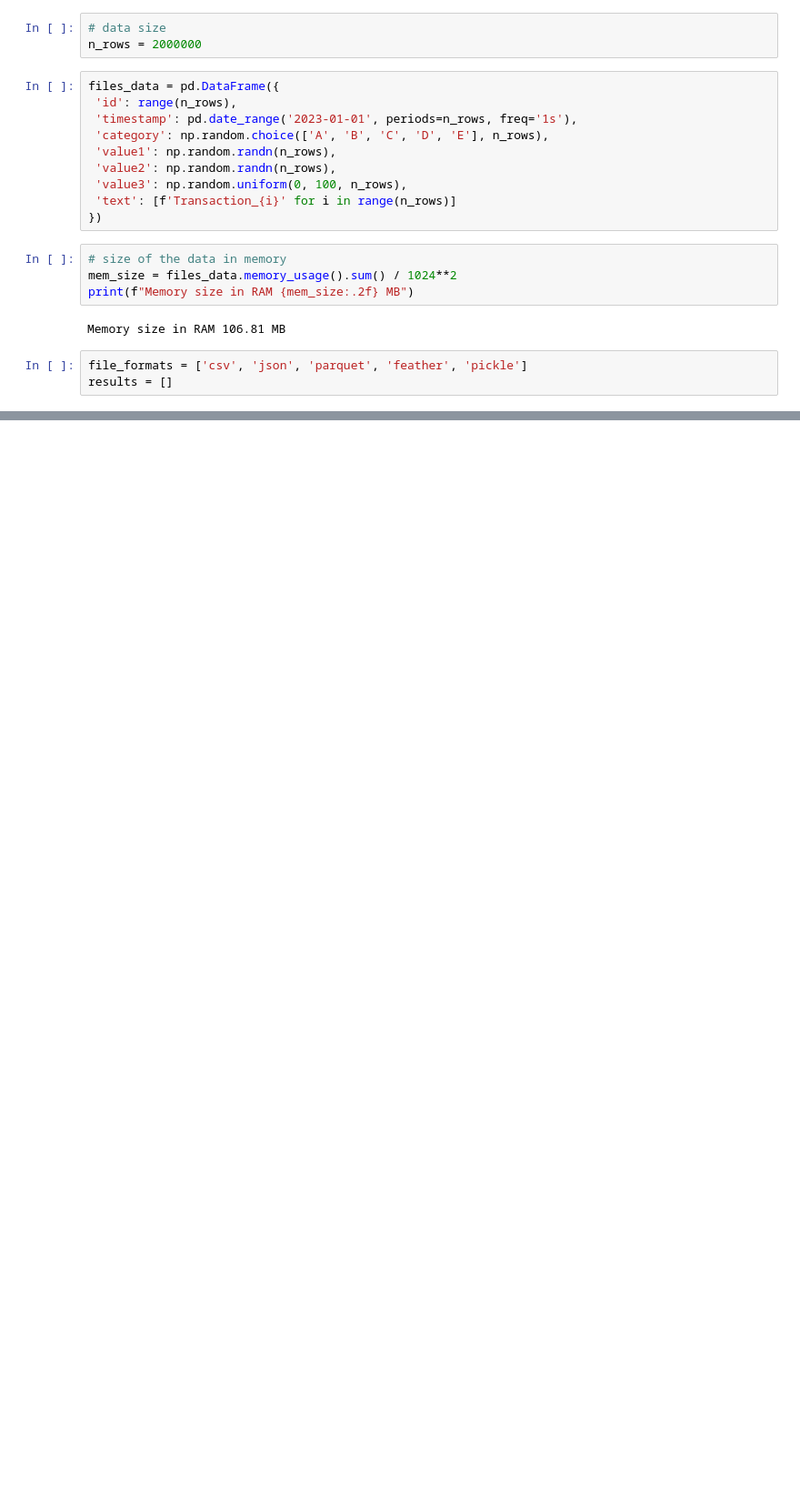
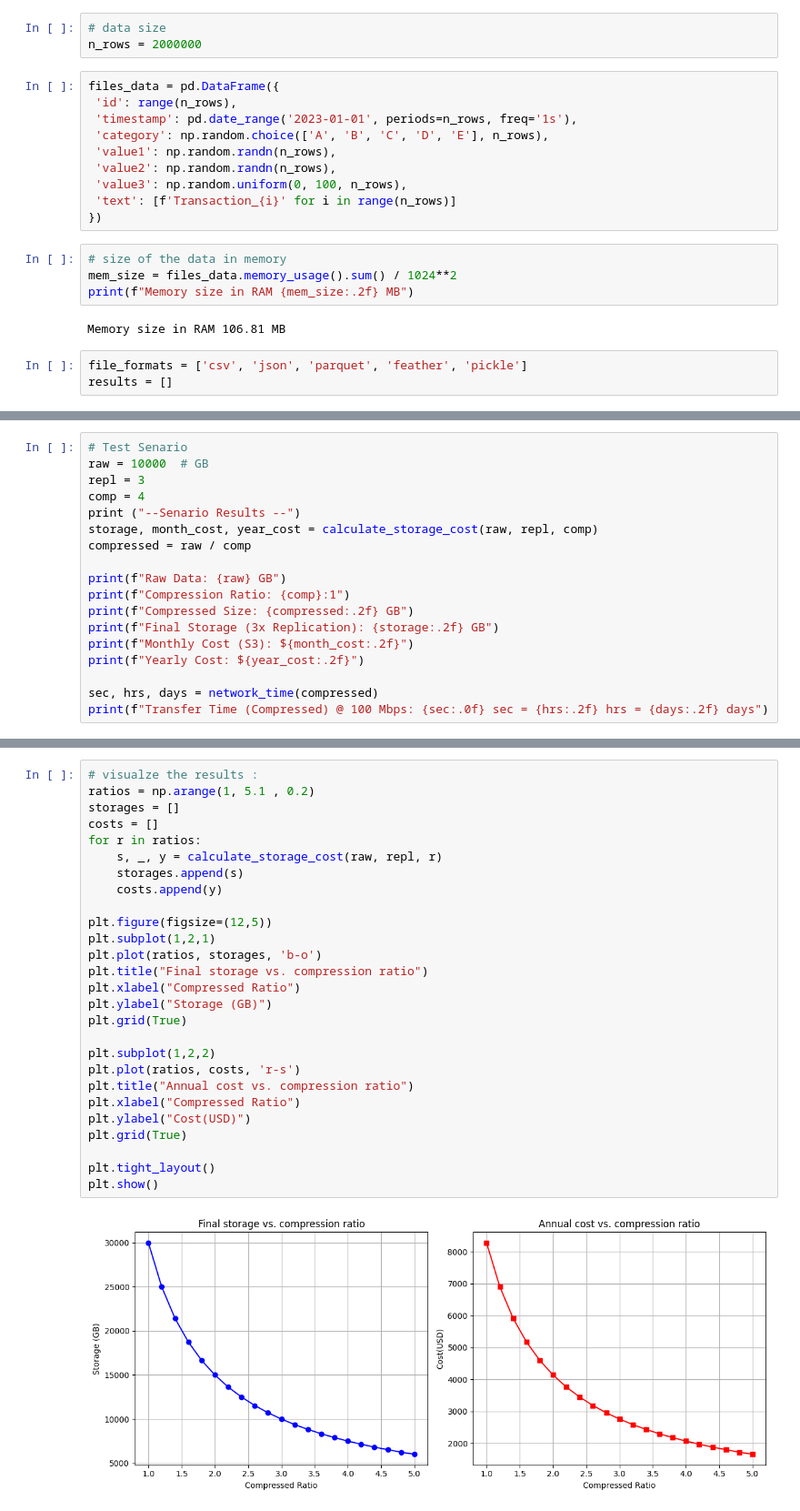
Before and after one commit to Samarbal/Big-Data-Analysis, a Jupyter notebook: Big_Data_Lab_2.ipynb, the cells around one changed output, grey strips where cells are left out. Shown at 91% size. Cells and saved outputs as stored; diff of their text form; blank space fills up the shorter version.

```diff
--- a/Big_Data_Lab_2.ipynb
+++ b/Big_Data_Lab_2.ipynb
@@ -143,0 +474,18 @@ This section will compare various file formats (CSV, JSON, Parquet, Feather, Pic
+# %%
+# Test Senario
+raw = 10000  # GB
+repl = 3
+comp = 4
+print ("--Senario Results --")
+storage, month_cost, year_cost = calculate_storage_cost(raw, repl, comp)
+compressed = raw / comp
+
+print(f"Raw Data: {raw} GB")
+print(f"Compression Ratio: {comp}:1")
+print(f"Compressed Size: {compressed:.2f} GB")
+print(f"Final Storage (3x Replication): {storage:.2f} GB")
+print(f"Monthly Cost (S3): ${month_cost:.2f}")
+print(f"Yearly Cost: ${year_cost:.2f}")
+
+sec, hrs, days = network_time(compressed)
+print(f"Transfer Time (Compressed) @ 100 Mbps: {sec:.0f} sec = {hrs:.2f} hrs = {days:.2f} days")
@@ -143,0 +501,29 @@ This section will compare various file formats (CSV, JSON, Parquet, Feather, Pic
+# %%
+# visualze the results :
+ratios = np.arange(1, 5.1 , 0.2)
+storages = []
+costs = []
+for r in ratios:
+    s, _, y = calculate_storage_cost(raw, repl, r)
+    storages.append(s)
+    costs.append(y)
+
+plt.figure(figsize=(12,5))
+plt.subplot(1,2,1)
+plt.plot(ratios, storages, 'b-o')
+plt.title("Final storage vs. compression ratio")
+plt.xlabel("Compressed Ratio")
+plt.ylabel("Storage (GB)")
+plt.grid(True)
+
+plt.subplot(1,2,2)
+plt.plot(ratios, costs, 'r-s')
+plt.title("Annual cost vs. compression ratio")
+plt.xlabel("Compressed Ratio")
+plt.ylabel("Cost(USD)")
+plt.grid(True)
+
+plt.tight_layout()
+plt.show()
+# %% [output]
+[figure, added]
```
Also changed, not shown: parts of 29 cells of this notebook.
